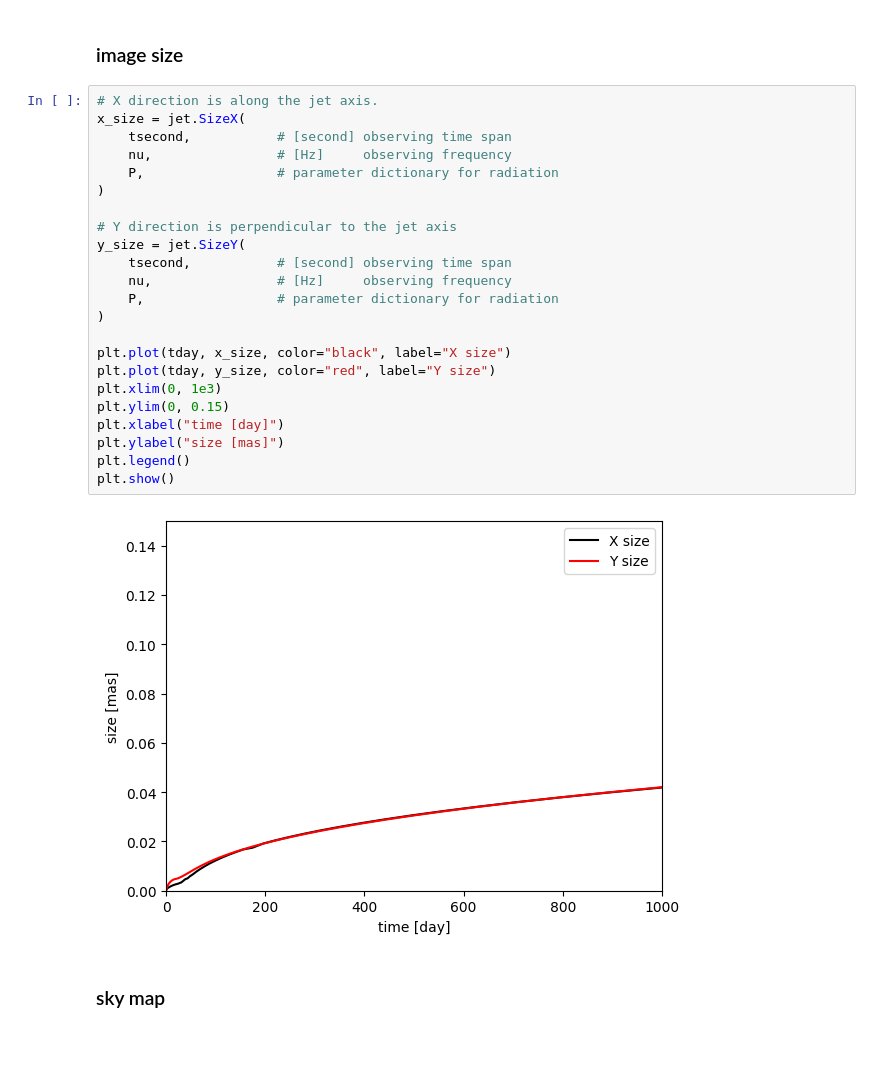
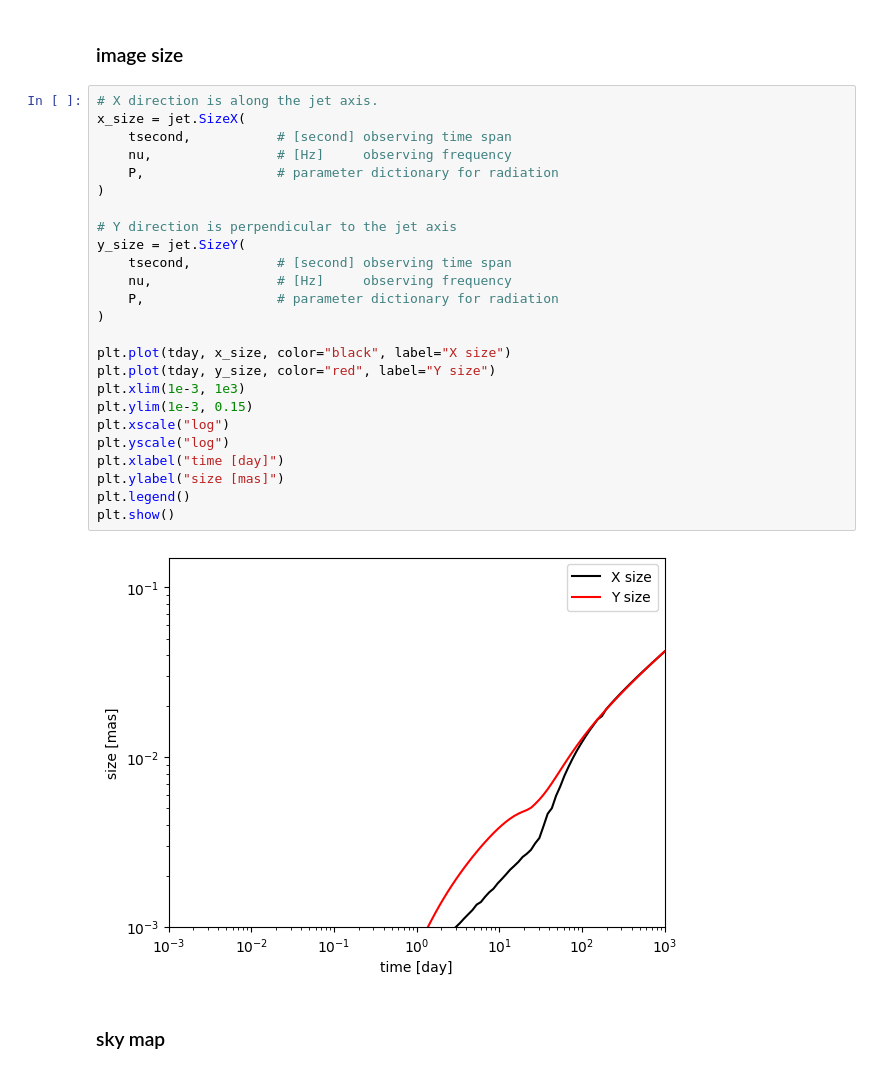
Before and after one commit to haowang-astro/jetsimpy-workshop, a Jupyter notebook: jetsimpy.ipynb, the cells around one changed output. Saved outputs shown, nothing was run; the diff lists cells and outputs as text; blank space fills up the shorter version.

```diff
--- a/jetsimpy.ipynb
+++ b/jetsimpy.ipynb
@@ -123,28 +125,30 @@ plt.show()
 # %%
 # X direction is along the jet axis.
 x_size = jet.SizeX(
     tsecond,           # [second] observing time span
     nu,                # [Hz]     observing frequency
     P,                 # parameter dictionary for radiation
 )
 
 # Y direction is perpendicular to the jet axis
 y_size = jet.SizeY(
     tsecond,           # [second] observing time span
     nu,                # [Hz]     observing frequency
     P,                 # parameter dictionary for radiation
 )
 
 plt.plot(tday, x_size, color="black", label="X size")
 plt.plot(tday, y_size, color="red", label="Y size")
-plt.xlim(0, 1e3)
-plt.ylim(0, 0.15)
+plt.xlim(1e-3, 1e3)
+plt.ylim(1e-3, 0.15)
+plt.xscale("log")
+plt.yscale("log")
 plt.xlabel("time [day]")
 plt.ylabel("size [mas]")
 plt.legend()
 plt.show()
 # %% [output]
-[figure, old version]
+[figure, new version]
 # %% [markdown]
 ### sky map
 # %%
```
Also changed, not shown: parts of 9 cells of this notebook.
